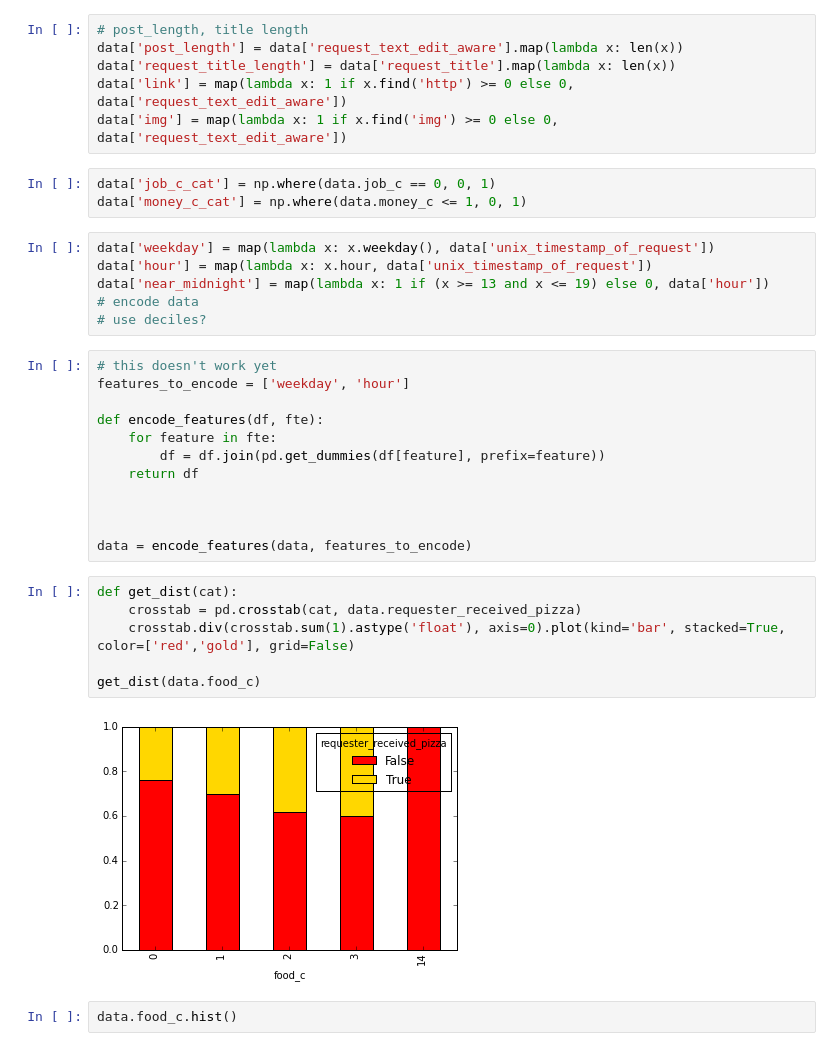
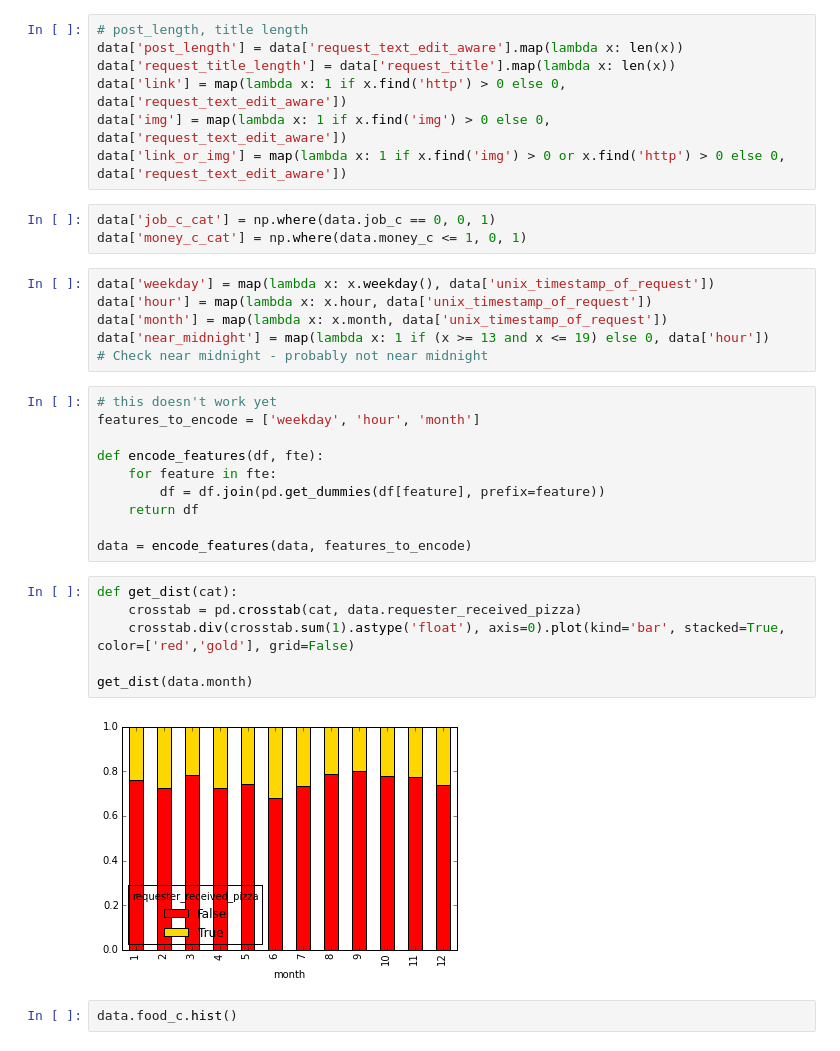
Before and after one commit to friehl/Pizza, a Jupyter notebook: friehl_explore.ipynb, the cells around one changed output. Drawn from its saved outputs; the diff is of its cells as text.

```diff
--- a/friehl_explore.ipynb
+++ b/friehl_explore.ipynb
@@ -101,37 +122,36 @@ data['exclamation_c'] = map(lambda x: len(re.findall(r'(!)|(:\))', x)), data['al
 # post_length, title length
 data['post_length'] = data['request_text_edit_aware'].map(lambda x: len(x))
 data['request_title_length'] = data['request_title'].map(lambda x: len(x))
-data['link'] = map(lambda x: 1 if x.find('http') >= 0 else 0, data['request_text_edit_aware'])
-data['img'] = map(lambda x: 1 if x.find('img') >= 0 else 0, data['request_text_edit_aware'])
+data['link'] = map(lambda x: 1 if x.find('http') > 0 else 0, data['request_text_edit_aware'])
+data['img'] = map(lambda x: 1 if x.find('img') > 0 else 0, data['request_text_edit_aware'])
+data['link_or_img'] = map(lambda x: 1 if x.find('img') > 0 or x.find('http') > 0 else 0, data['request_text_edit_aware'])
 # %%
 data['job_c_cat'] = np.where(data.job_c == 0, 0, 1)
 data['money_c_cat'] = np.where(data.money_c <= 1, 0, 1)
 # %%
 data['weekday'] = map(lambda x: x.weekday(), data['unix_timestamp_of_request'])
 data['hour'] = map(lambda x: x.hour, data['unix_timestamp_of_request'])
+data['month'] = map(lambda x: x.month, data['unix_timestamp_of_request'])
 data['near_midnight'] = map(lambda x: 1 if (x >= 13 and x <= 19) else 0, data['hour'])
-# encode data
-# use deciles?
+# Check near midnight - probably not near midnight
 # %%
 # this doesn't work yet
-features_to_encode = ['weekday', 'hour']
+features_to_encode = ['weekday', 'hour', 'month']
 
 def encode_features(df, fte):
     for feature in fte:
         df = df.join(pd.get_dummies(df[feature], prefix=feature))
     return df
 
-
-
 data = encode_features(data, features_to_encode)
 # %%
 def get_dist(cat):
     crosstab = pd.crosstab(cat, data.requester_received_pizza)
     crosstab.div(crosstab.sum(1).astype('float'), axis=0).plot(kind='bar', stacked=True, color=['red','gold'], grid=False)
 
-get_dist(data.food_c)
+get_dist(data.month)
 # %% [output]
-[figure, old version]
+[figure, new version]
 # %%
 data.food_c.hist()
 # %% [output]
```
Also changed, not shown: parts of 9 cells of this notebook, 2 other files.
